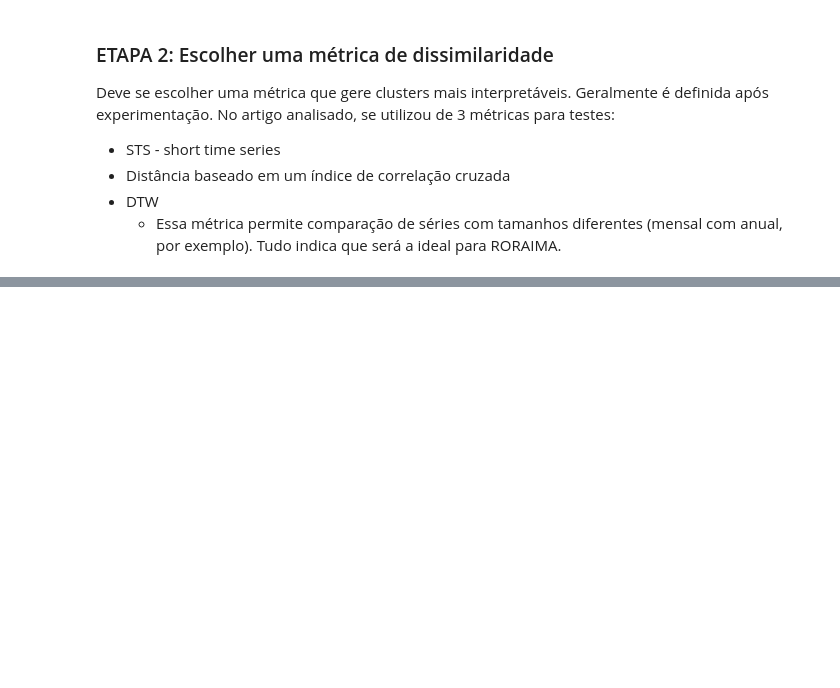
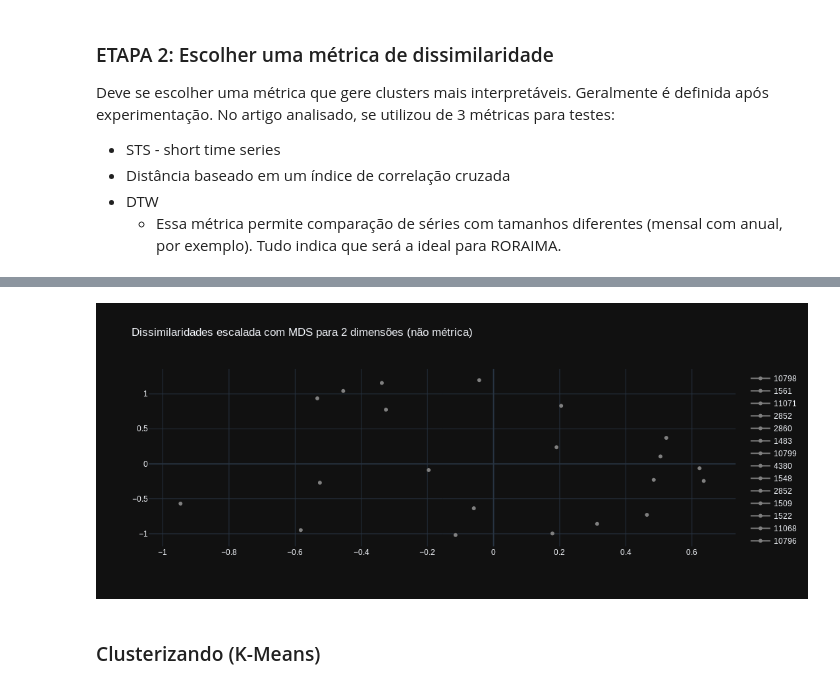
Before and after one commit to blamassa/ts-clustering, a Jupyter notebook: DTW Clustering.ipynb, the cells around one changed output, grey strips where cells are left out. Saved outputs shown, nothing was run; the diff lists cells and outputs as text; code cells hidden in the pictures; blank space fills up the shorter version.

```diff
--- a/DTW Clustering.ipynb
+++ b/DTW Clustering.ipynb
@@ -73,0 +149,16 @@ $$dcum(i, j ) = d(qi, rj ) + min \{ dcum(i − 1, j − 1), dcum(i − 1, j ), d
+# %%
+data = []
+for i in range(0,21):
+    trace = go.Scatter(x = [dissimilaridade_scaled[i][0]],
+                       y = [dissimilaridade_scaled[i][1]],
+                       name = ts_names[i],
+                       marker = dict(color = 'gray'))
+    data.append(trace)
+layout = go.Layout(title = 'Dissimilaridades escalada com MDS para 2 dimensões (não métrica)',
+                   template = 'plotly_dark')
+fig = go.Figure(data = data, layout=layout)
+pyo.iplot(fig, config=dict(showLink = False))
+# %% [output]
+[figure, added]
+# %% [markdown]
+### Clusterizando (K-Means)
```
Also changed, not shown: parts of 31 cells of this notebook.
